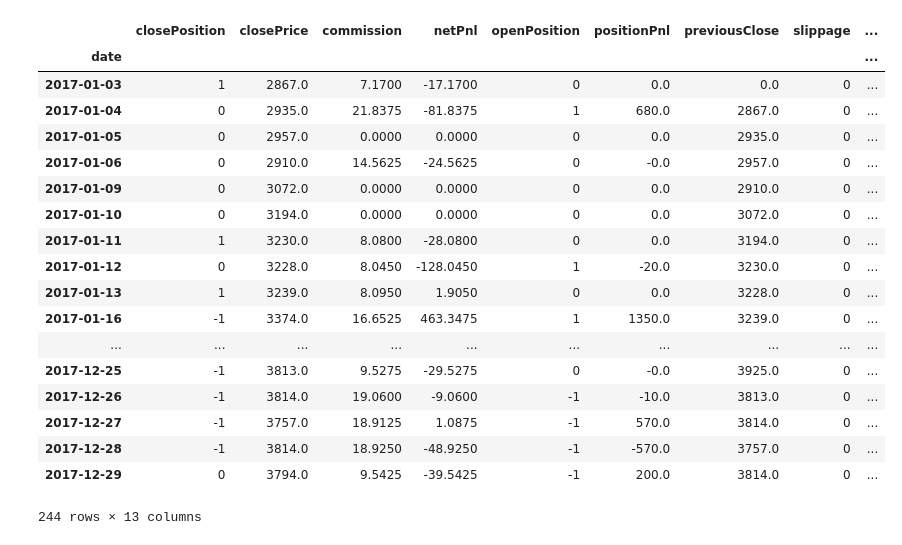
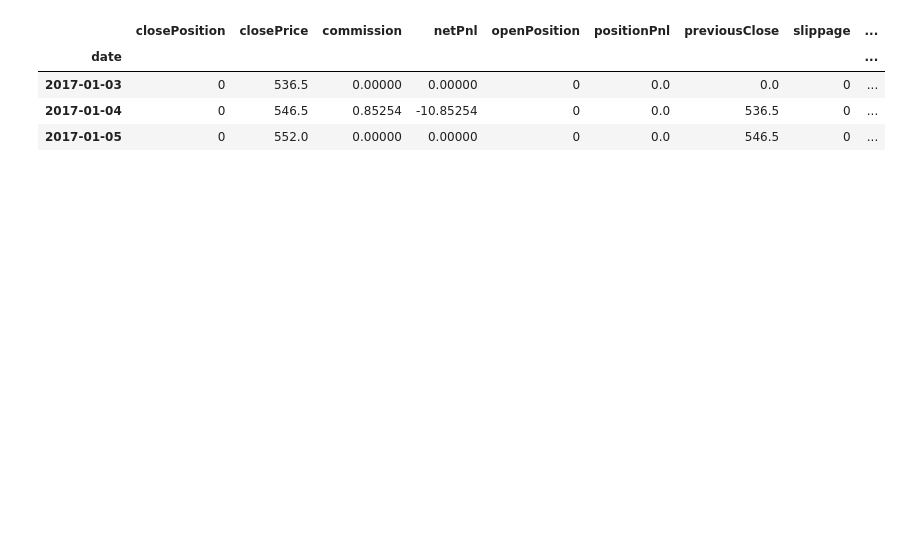
Before and after one commit to lo-e/python-for-investment, a Jupyter notebook: jupyter/Strategy/Simple.ipynb, the cells around one changed output. Saved outputs shown, nothing was run; the diff lists cells and outputs as text; code cells hidden in the pictures; blank space fills up the shorter version.

```diff
--- a/jupyter/Strategy/Simple.ipynb
+++ b/jupyter/Strategy/Simple.ipynb
@@ -19,8 +20,10 @@ class SimpleStrategy(CtaTemplate):
 
     # 策略参数
     tradeSize = 1 # 交易数量
-    startTime = time(22, 58, 26) # 趋势判断开始时间
-    endTime =  time(22, 59, 56) # 趋势判断截至时间
+    #startTime = time(22, 58, 26) # 趋势判断开始时间
+    #endTime =  time(22, 59, 56) # 趋势判断截至时间
+    startTime = time(23, 28, 26) # 趋势判断开始时间
+    endTime =  time(23, 29, 56) # 趋势判断截至时间
     outPercent = 0.1 # 移动止盈止损百分比
 
     # 策略变量
@@ -89,10 +92,10 @@ class SimpleStrategy(CtaTemplate):
     #----------------------------------------------------------------------
     def onTick(self, tick):
         """收到行情TICK推送（必须由用户继承实现）"""
-        #'''
+        '''
         if (tick.datetime.time() >= self.endTime) or (tick.datetime.time() <= time(9, 0, 20)):
             print tick.datetime, ' '*2, tick.lastPrice, ' '*2, 'ask:', tick.askPrice1, 'bid:', tick.bidPrice1
-        #'''
+        '''
 
         #撤销未成交的单
         self.cancelAll()
@@ -120,12 +123,12 @@ class SimpleStrategy(CtaTemplate):
                 if sub > 0:
                     # 开仓多头
                     self.buy(tick.lastPrice + 10, self.tradeSize) # 限价单
-                    print u'委托多头开仓', tick.datetime, '*'*2, tick.lastPrice
+                    #print u'委托多头开仓', tick.datetime, '*'*2, tick.lastPrice
 
                 elif sub < 0:
                     # 开仓空头
                     self.short(tick.lastPrice - 10, self.tradeSize) # 限价单
-                    print u'委托空头开仓', tick.datetime, '*'*2, tick.lastPrice
+                    #print u'委托空头开仓', tick.datetime, '*'*2, tick.lastPrice
         elif self.pos > 0:
             # 持有多头仓位
             '''
@@ -136,7 +139,7 @@ class SimpleStrategy(CtaTemplate):
             if tick.lastPrice <= self.highPrice * (1 - self.outPercent/100):
                 #止盈止损
                 self.sell(tick.lastPrice -10, abs(self.pos)) # 限价单
-                print u'委托平仓', tick.datetime, '*'*2, tick.lastPrice
+                #print u'委托平仓', tick.datetime, '*'*2, tick.lastPrice
                 #print u'止损'
         elif self.pos < 0:
             # 持有空头仓位
@@ -148,7 +151,7 @@ class SimpleStrategy(CtaTemplate):
             if tick.lastPrice >= self.lowPrice * (1 + self.outPercent/100):
                 #止盈止损
                 self.cover(tick.lastPrice +10, abs(self.pos)) # 限价单
-                print u'委托平仓', tick.datetime, '*'*2, tick.lastPrice
+                #print u'委托平仓', tick.datetime, '*'*2, tick.lastPrice
                 #print u'止损'
 
         if self.pos:
@@ -192,11 +195,11 @@ class SimpleStrategy(CtaTemplate):
             #print u'开仓时间======', self.todayDate.strftime('%Y-%m-%d') + ' ' + trade.tradeTime
         elif trade.offset == u'平仓':
             self.outPrice = trade.price
-            #'''
+            '''
             print u'平仓时间======', self.todayDate.strftime('%Y-%m-%d') + ' ' + trade.tradeTime
             print u'开仓价======', self.entryPrice
             print u'平仓价======', self.outPrice
-            #'''
+            '''
             sub = self.outPrice - self.entryPrice
             if trade.direction == u'多':
                 self.totalEarning -= sub
@@ -213,7 +216,7 @@ class SimpleStrategy(CtaTemplate):
                 print '='*6, u'累计盈亏 ', self.totalEarning, '='*6
                 '''
 
-            print '\n'
+            #print '\n'
 
 
     #----------------------------------------------------------------------
@@ -263,6 +342,6 @@ def runBacktesting(strategyClass, settingDict, symbol,
 # %%
-df1 = runBacktesting(SimpleStrategy, {}, 'rb00.TB',
-                     '20170102', '20171230', 0,
-                     2.5/10000, 10, 1)
+df1 = runBacktesting(SimpleStrategy, {}, 'i00.TB',
+                     '20170101', '20170105', 0,
+                     0.78/10000, 10, 0.5)
 df1
 # %% [output]
@@ -286,19 +357,5 @@ df1
 |  | closePosition | closePrice | commission | netPnl | openPosition | positionPnl | previousClose | slippage | ... |
 | date |  |  |  |  |  |  |  |  | ... |
-| 2017-01-03 | 1 | 2867.0 | 7.1700 | -17.1700 | 0 | 0.0 | 0.0 | 0 | ... |
-| 2017-01-04 | 0 | 2935.0 | 21.8375 | -81.8375 | 1 | 680.0 | 2867.0 | 0 | ... |
-| 2017-01-05 | 0 | 2957.0 | 0.0000 | 0.0000 | 0 | 0.0 | 2935.0 | 0 | ... |
-| 2017-01-06 | 0 | 2910.0 | 14.5625 | -24.5625 | 0 | -0.0 | 2957.0 | 0 | ... |
-| 2017-01-09 | 0 | 3072.0 | 0.0000 | 0.0000 | 0 | 0.0 | 2910.0 | 0 | ... |
-| 2017-01-10 | 0 | 3194.0 | 0.0000 | 0.0000 | 0 | 0.0 | 3072.0 | 0 | ... |
-| 2017-01-11 | 1 | 3230.0 | 8.0800 | -28.0800 | 0 | 0.0 | 3194.0 | 0 | ... |
-| 2017-01-12 | 0 | 3228.0 | 8.0450 | -128.0450 | 1 | -20.0 | 3230.0 | 0 | ... |
-| 2017-01-13 | 1 | 3239.0 | 8.0950 | 1.9050 | 0 | 0.0 | 3228.0 | 0 | ... |
-| 2017-01-16 | -1 | 3374.0 | 16.6525 | 463.3475 | 1 | 1350.0 | 3239.0 | 0 | ... |
-| ... | ... | ... | ... | ... | ... | ... | ... | ... | ... |
-| 2017-12-25 | -1 | 3813.0 | 9.5275 | -29.5275 | 0 | -0.0 | 3925.0 | 0 | ... |
-| 2017-12-26 | -1 | 3814.0 | 19.0600 | -9.0600 | -1 | -10.0 | 3813.0 | 0 | ... |
-| 2017-12-27 | -1 | 3757.0 | 18.9125 | 1.0875 | -1 | 570.0 | 3814.0 | 0 | ... |
-| 2017-12-28 | -1 | 3814.0 | 18.9250 | -48.9250 | -1 | -570.0 | 3757.0 | 0 | ... |
-| 2017-12-29 | 0 | 3794.0 | 9.5425 | -39.5425 | -1 | 200.0 | 3814.0 | 0 | ... |
+| 2017-01-03 | 0 | 536.5 | 0.00000 | 0.00000 | 0 | 0.0 | 0.0 | 0 | ... |
+| 2017-01-04 | 0 | 546.5 | 0.85254 | -10.85254 | 0 | 0.0 | 536.5 | 0 | ... |
+| 2017-01-05 | 0 | 552.0 | 0.00000 | 0.00000 | 0 | 0.0 | 546.5 | 0 | ... |
-244 rows × 13 columns
```
Also changed, not shown: parts of 9 cells of this notebook, 2 other files.
